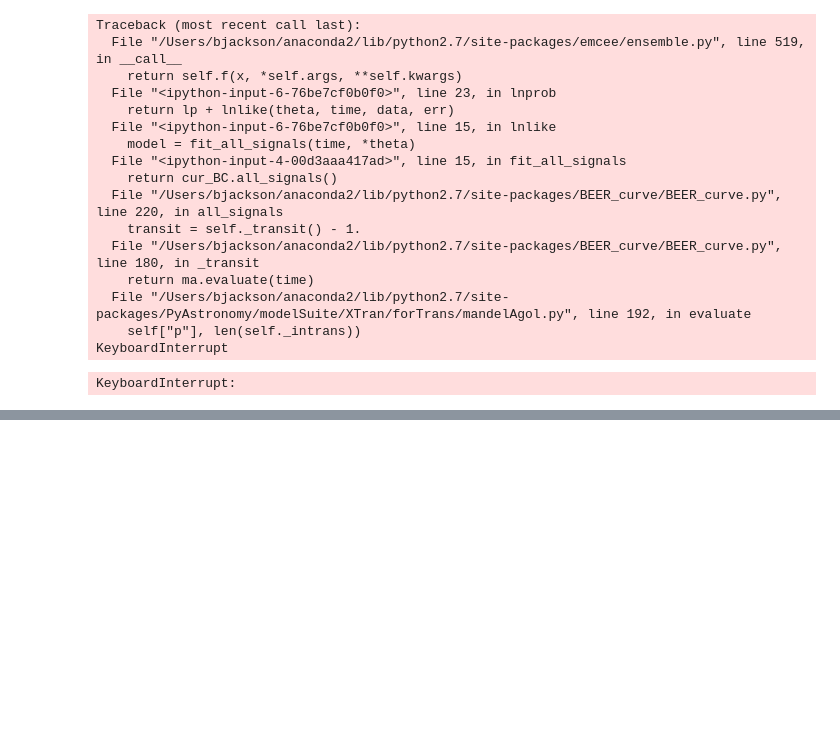
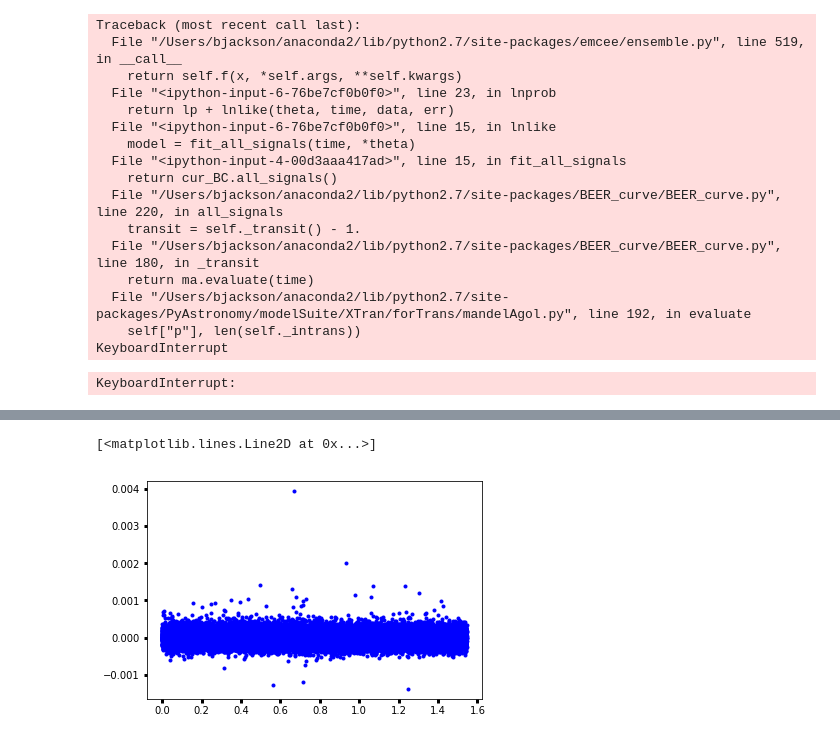
Before and after one commit to BoiseStatePlanetary/Searching-for-Variability-in-Eclipses-in-the-Kepler-Dataset, a Jupyter notebook: Analyzing_Kepler-76b_Using_Emcee.ipynb, the cells around one changed output, grey strips where cells are left out. Cells and saved outputs as stored; diff of their text form; code cells hidden in the pictures; blank space fills up the shorter version.

```diff
--- a/Analyzing_Kepler-76b_Using_Emcee.ipynb
+++ b/Analyzing_Kepler-76b_Using_Emcee.ipynb
@@ -165 +171,18 @@ Text(0.5,1,'MCMC Trace')
+# %%
+binned_time, binned_flux, binned_err = bindata(folded_time, filtered_flux, 1./60./24.)
+best_fit_params = np.mean(sampler.flatchain, axis=0)
+
+# plt.plot(folded_time, filtered_flux, 'b.')
+# plt.plot(binned_time, fit_all_signals(binned_time, *best_fit_params), color='red')
+
+#plt.ylim([-100e-6, 200e-6])
+
+resid = filtered_flux - fit_all_signals(folded_time, *best_fit_params)
+plt.plot(folded_time, filtered_flux - fit_all_signals(folded_time, *best_fit_params), 'b.')
+
+# binned_time, binned_resid, binned_resid_err = bindata(folded_time, resid, 10./60./24.)
+# plt.plot(binned_time, binned_resid, 'b.')
+# %% [output]
+[<matplotlib.lines.Line2D at 0x...>]
+[figure, added]
 # %%
```
Also changed, not shown: parts of 5 cells of this notebook, 2 other files.
